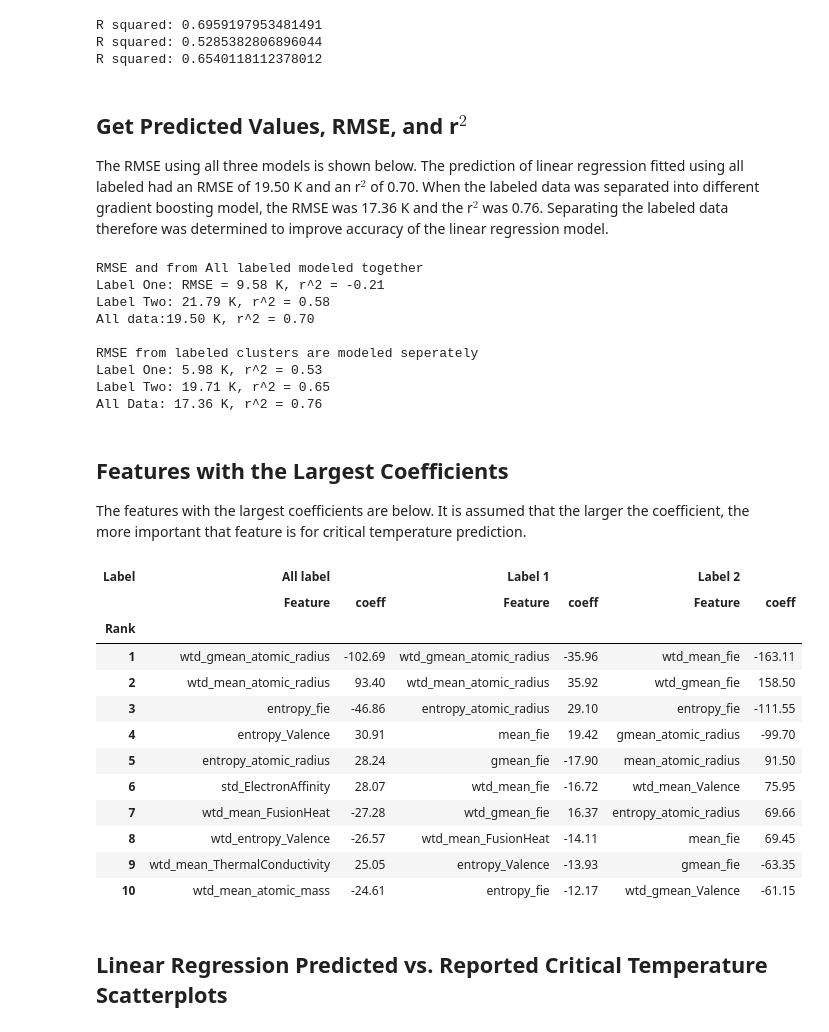
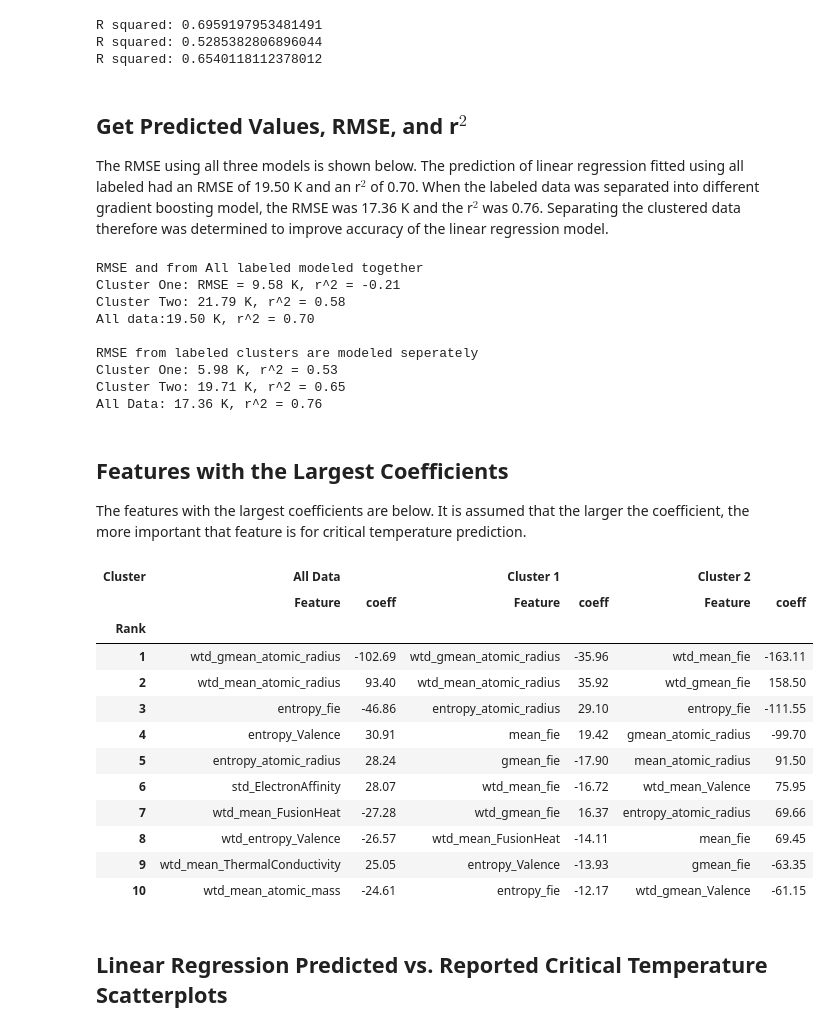
Before and after one commit to fullmetalchem15t/superconductors, a Jupyter notebook: Superconductor_linear_reg.ipynb, the cells around one changed output. Saved outputs shown, nothing was run; the diff lists cells and outputs as text; code cells hidden in the pictures.

```diff
--- a/Superconductor_linear_reg.ipynb
+++ b/Superconductor_linear_reg.ipynb
@@ -162,7 +161,7 @@ R squared: 0.6540118112378012
 # %% [markdown]
 ## Get Predicted Values, RMSE, and r$^2$
 
-The RMSE using all three models is shown below. The prediction of linear regression fitted using all labeled had an RMSE of 19.50 K and an r$^2$ of 0.70. When the labeled data was separated into different gradient boosting model, the RMSE was 17.36 K and the r$^2$ was 0.76. Separating the labeled data therefore was determined to improve accuracy of the linear regression model.
+The RMSE using all three models is shown below. The prediction of linear regression fitted using all labeled had an RMSE of 19.50 K and an r$^2$ of 0.70. When the labeled data was separated into different gradient boosting model, the RMSE was 17.36 K and the r$^2$ was 0.76. Separating the clustered data therefore was determined to improve accuracy of the linear regression model.
 # %%
 #get predicted from regression on entire model
 y_pred,RMSE,r2=LinearPredict(X_test,y_test,linear_prop)
@@ -189,22 +188,22 @@ coef2 = GetPipelineCoeff(linear_prop2)
 # %%
 print('RMSE and from All labeled modeled together')
-print('Label One: RMSE = {:.2f} K, r^2 = {:.2f}'.format(RMSE_label1,r2_1))
-print('Label Two: {:.2f} K, r^2 = {:.2f}'.format(RMSE_label2,r2_2))
+print('Cluster One: RMSE = {:.2f} K, r^2 = {:.2f}'.format(RMSE_label1,r2_1))
+print('Cluster Two: {:.2f} K, r^2 = {:.2f}'.format(RMSE_label2,r2_2))
 print('All data:{:.2f} K, r^2 = {:.2f}'.format(RMSE,r2))
 
 print('\nRMSE from labeled clusters are modeled seperately')
-print('Label One: {:.2f} K, r^2 = {:.2f}'.format(RMSE_model1,r2_model1))
-print('Label Two: {:.2f} K, r^2 = {:.2f}'.format(RMSE_model2,r2_model2))
+print('Cluster One: {:.2f} K, r^2 = {:.2f}'.format(RMSE_model1,r2_model1))
+print('Cluster Two: {:.2f} K, r^2 = {:.2f}'.format(RMSE_model2,r2_model2))
 print('All Data: {:.2f} K, r^2 = {:.2f}'.format(RMSE_seperated,r2_seperated))
 # %% [output]
 RMSE and from All labeled modeled together
-Label One: RMSE = 9.58 K, r^2 = -0.21
-Label Two: 21.79 K, r^2 = 0.58
+Cluster One: RMSE = 9.58 K, r^2 = -0.21
+Cluster Two: 21.79 K, r^2 = 0.58
 All data:19.50 K, r^2 = 0.70
 
 RMSE from labeled clusters are modeled seperately
-Label One: 5.98 K, r^2 = 0.53
-Label Two: 19.71 K, r^2 = 0.65
+Cluster One: 5.98 K, r^2 = 0.53
+Cluster Two: 19.71 K, r^2 = 0.65
 All Data: 17.36 K, r^2 = 0.76
 # %% [markdown]
 ## Features with the Largest Coefficients
@@ -213,41 +212,41 @@ The features with the largest coefficients are below. It is assumed that the lar
 # %%
 #Get Most important coefficients
 coeff_df = pd.DataFrame(data = coef,columns=['coeff'],index=X_train.columns)
 coeff_df1= pd.DataFrame(data = coef1,columns=['coeff'],index=X_train.columns)
 coeff_df2 = pd.DataFrame(data = coef2,columns=['coeff'],index=X_train.columns)
 
 #Important coefficients to entire model
 df_all = coeff_df.iloc[coeff_df['coeff'].abs().argsort()[::-1]].round(2).head(10)
 df_all.reset_index(level=0, inplace=True)
 df_all.rename(columns={'index':'Feature'},inplace=True)
-df_all['Label'] = 'All label'
+df_all['Cluster'] = 'All Data'
 df_all['Rank'] = range(1,11,1)
 
 #Important coefficients to entire model label 1
 df1 = coeff_df1.iloc[coeff_df1['coeff'].abs().argsort()[::-1]].round(2).head(10)
 df1.reset_index(level=0, inplace=True)
 df1.rename(columns={'index':'Feature'},inplace=True)
-df1['Label'] = 'Label 1'
+df1['Cluster'] = 'Cluster 1'
 df1['Rank'] = range(1,11,1)
 
 #Important coefficients to entire model label 2
 df2 = coeff_df2.iloc[coeff_df2['coeff'].abs().argsort()[::-1]].round(2).head(10)
 df2.reset_index(level=0, inplace=True)
 df2.rename(columns={'index':'Feature'},inplace=True)
-df2['Label'] = 'Label 2'
+df2['Cluster'] = 'Cluster 2'
 df2['Rank'] = range(1,11,1)
 
 #combine into one table
 df_merged = pd.concat([df_all,df1,df2])
-df_merged = df_merged.pivot(index='Rank',columns='Label').swaplevel(i=0, j=1, axis=1)
+df_merged = df_merged.pivot(index='Rank',columns='Cluster').swaplevel(i=0, j=1, axis=1)
 
 #reorganizing
-df_multilevel = df_merged.iloc[:,df_merged.columns.get_level_values(0)=='All label']
-df1_multilevel = df_merged.iloc[:,df_merged.columns.get_level_values(0)=='Label 1']
-df2_multilevel = df_merged.iloc[:,df_merged.columns.get_level_values(0)=='Label 2']
+df_multilevel = df_merged.iloc[:,df_merged.columns.get_level_values(0)=='All Data']
+df1_multilevel = df_merged.iloc[:,df_merged.columns.get_level_values(0)=='Cluster 1']
+df2_multilevel = df_merged.iloc[:,df_merged.columns.get_level_values(0)=='Cluster 2']
 pd.concat([df_multilevel,df1_multilevel,df2_multilevel],axis=1)
 # %% [output]
-| Label | All label |  | Label 1 |  | Label 2 |  |
+| Cluster | All Data |  | Cluster 1 |  | Cluster 2 |  |
 |  | Feature | coeff | Feature | coeff | Feature | coeff |
 | Rank |  |  |  |  |  |  |
 | 1 | wtd_gmean_atomic_radius | -102.69 | wtd_gmean_atomic_radius | -35.96 | wtd_mean_fie | -163.11 |
```
Also changed, not shown: parts of 8 cells of this notebook, 2 other files.
